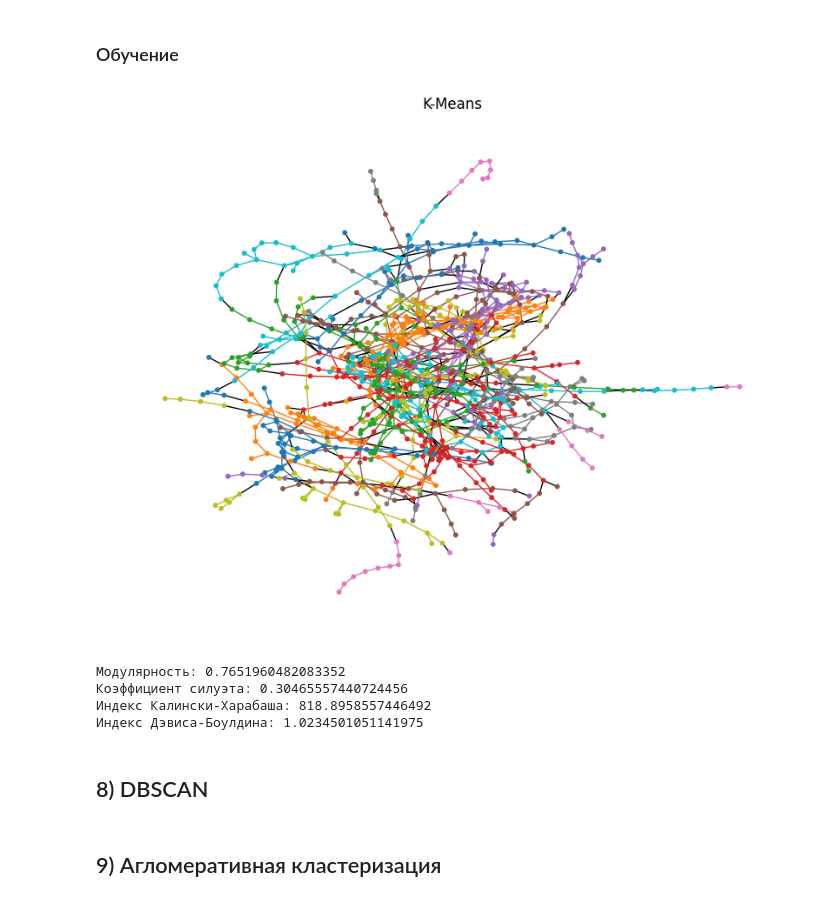
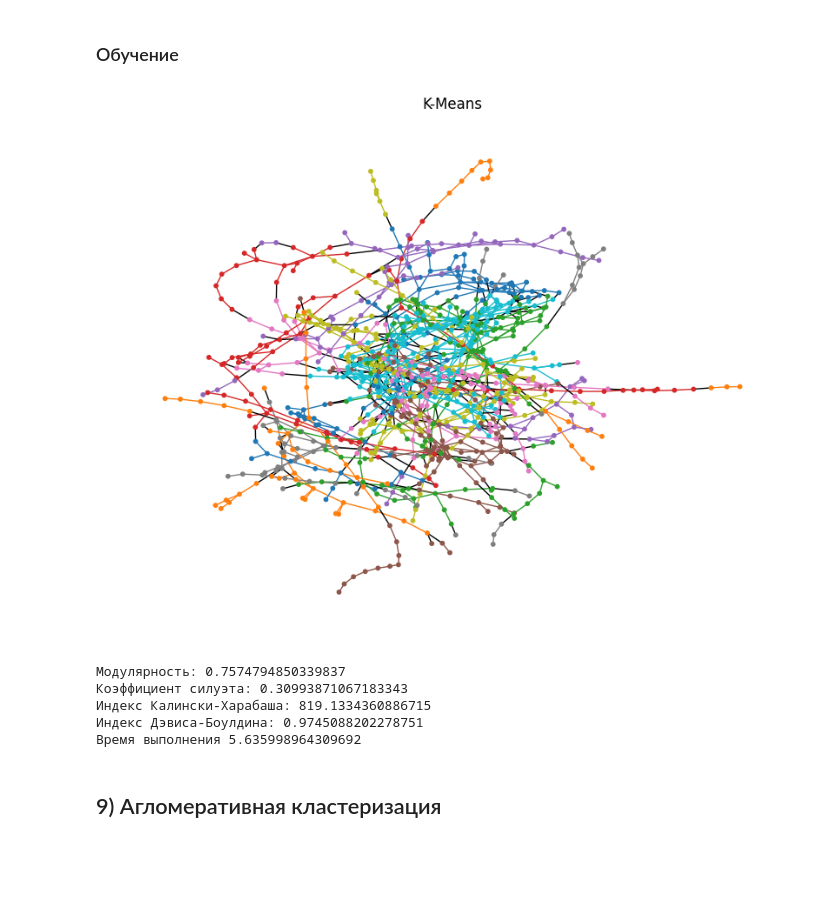
Before and after one commit to Shilllo/Course-work-6th-sem, a Jupyter notebook: GraphClustering.ipynb, the cells around one changed output. Saved outputs shown, nothing was run; the diff lists cells and outputs as text; code cells hidden in the pictures; blank space fills up the shorter version.

```diff
--- a/GraphClustering.ipynb
+++ b/GraphClustering.ipynb
@@ -549,7 +605,7 @@ silhouette_scores = []
 for k in range(2, 50):
     kmeans = KMeans(n_clusters=k)
     kmeans.fit(dist_matrix)
-    silhouette = silhouette_score(node_vectors, kmeans.labels_)
+    silhouette = silhouette_score(dist_matrix, kmeans.labels_)
     silhouette_scores.append(silhouette)
 
 plt.plot(range(2, 50), silhouette_scores, marker='o')
@@ -607,22 +667,26 @@ plt.show()
 # %% [markdown]
 ### Обучение
 # %%
+start = time.time()
+
 n_clusters = 20
 kmeans = KMeans(n_clusters=n_clusters)
 kmeans.fit(dist_matrix)
 labels = kmeans.labels_
 
 colors = plt.cm.tab10.colors
 node_color_dict = {node: colors[label % len(colors)] for node, label in zip(G.nodes, labels)}
 node_colors = [node_color_dict[node] for node in G.nodes]
 edge_colors = ['black' if node_color_dict[u] != node_color_dict[v] else node_color_dict[u] for u, v in G.edges]
 
 plt.figure(figsize=(8, 6))
 nx.draw(G, pos=nx.spring_layout(G, seed=52), node_color=node_colors, edge_color=edge_colors, with_labels=False, node_size=10)
 plt.title('K-Means')
 plt.show()
+
+end_KM2 = time.time() - start
 # %% [output]
-[figure, old version]
+[figure, new version]
 # %%
 communities = [{node for node, label in zip(G.nodes, labels) if label == i} for i in range(n_clusters)]
 # %%
@@ -637,11 +701,14 @@ print("Индекс Калински-Харабаша:", CH)
 
 DB = davies_bouldin_score(dist_matrix, labels)
 print("Индекс Дэвиcа-Боулдина:", DB)
+
+print('Время выполнения', end_KM1+end_KM2)
 # %% [output]
-Модулярность: 0.7651960482083352
-Коэффициент силуэта: 0.30465557440724456
-Индекс Калински-Харабаша: 818.8958557446492
-Индекс Дэвиcа-Боулдина: 1.0234501051141975
+Модулярность: 0.7574794850339837
+Коэффициент силуэта: 0.30993871067183343
+Индекс Калински-Харабаша: 819.1334360886715
+Индекс Дэвиcа-Боулдина: 0.9745088202278751
+Время выполнения 5.635998964309692
 # %%
 results.loc[len(results)] = ['K-Means',
                              len(communities),
@@ -652,2 +719,0 @@ results.loc[len(results)] = ['K-Means',
-# %% [markdown]
-## 8) DBSCAN
```
Also changed, not shown: parts of 36 cells of this notebook, 1 other file.
